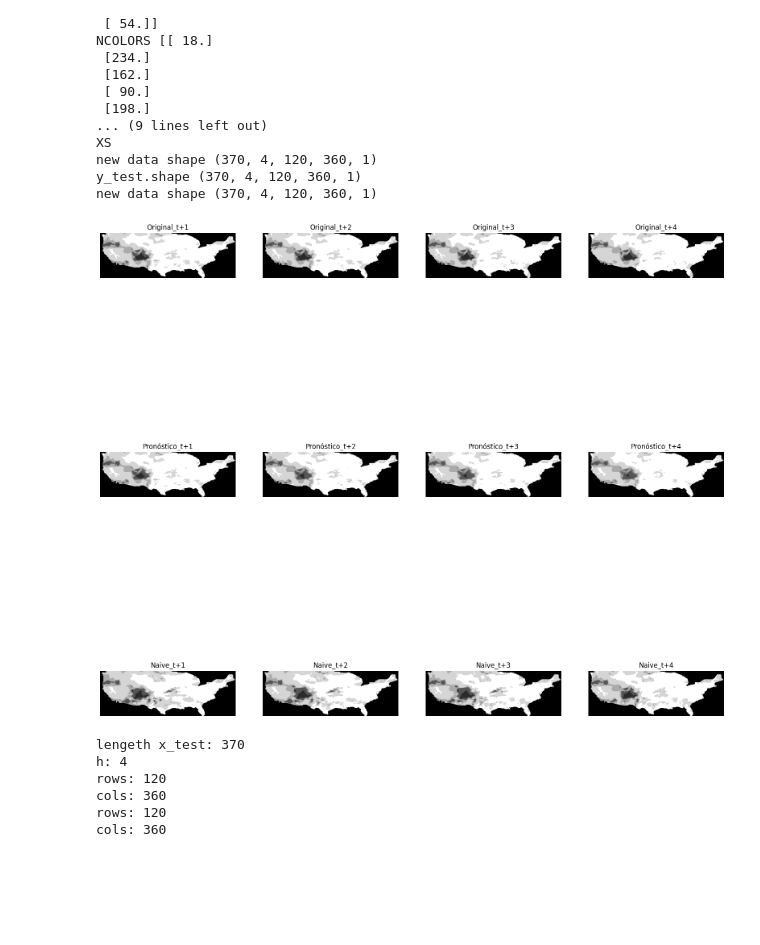
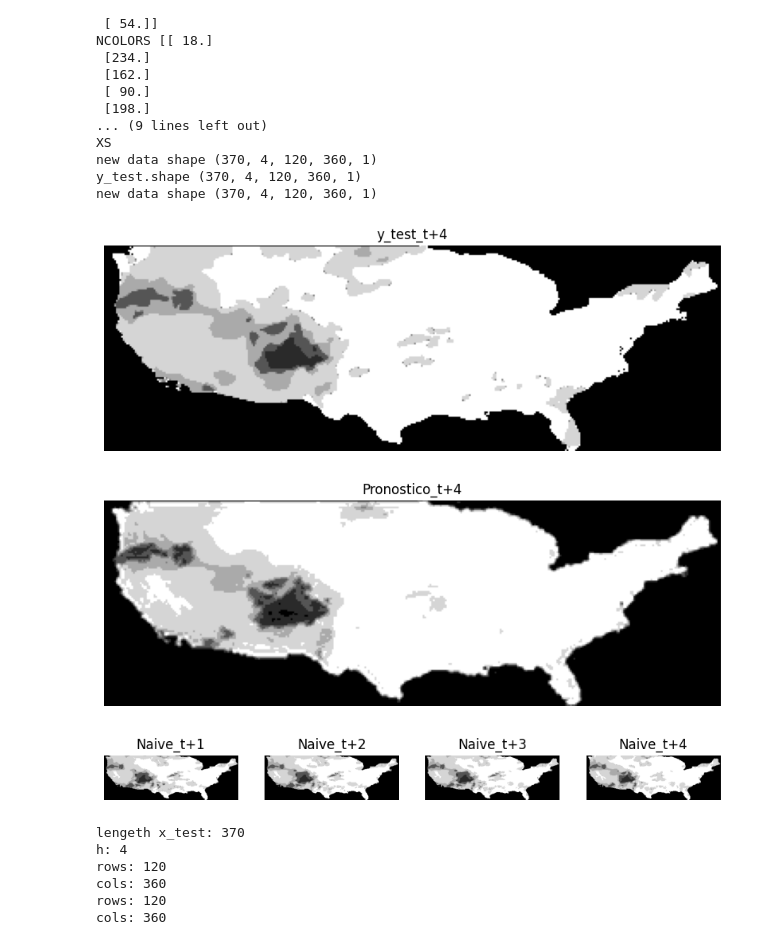
Before and after one commit to SahirReyes30/AutoencoderConvLSTMFiltros, a Jupyter notebook: Paso5Realizar la matriz de confusion.ipynb, the cells around one changed output. Cells and saved outputs as stored; diff of their text form; code cells hidden in the pictures; blank space fills up the shorter version.

```diff
--- a/Paso5Realizar la matriz de confusion.ipynb
+++ b/Paso5Realizar la matriz de confusion.ipynb
@@ -9,7 +9,9 @@ print(x.shape)
 print("x min: ", x.min())
 print("x max: ", x.max())
 print("x dtype: ", x.dtype)
-data = np.load('Resultados/ResultadoCompleto/V6W10/ResultadosEstimacionDecodificacionSinCategorico.npy')
+
+carpeta = 'V12W10'
+data = np.load('Resultados/ResultadoCompleto/'+carpeta+'/ResultadosEstimacionDecodificacionSinCategorico.npy')
 print(data.shape)
 
 window = 10
@@ -222,7 +224,8 @@ naive = x_test[:-4]
 data = data[1:-3]
 # %%
 
-new_data = data[:, -h:]
+#new_data = data[:, -h:]
+new_data = data
 n_real = naive[:, -h:]*255
 
 
@@ -315,35 +334,57 @@ XS
 new data shape (370, 4, 120, 360, 1)
 y_test.shape (370, 4, 120, 360, 1)
 new data shape (370, 4, 120, 360, 1)
+# %%
+
+fig = plt.figure(figsize=(10,10))
+r = 3
+c = 4
+ac = 1
+pos = 100
+for i in range(h):
+    #fig.add_subplot(r, c, ac)
+    ac += 1
+    plt.imshow(y_test[pos,i], cmap='gray')
+    plt.axis('off')
+    plt.title('y_test_t+{}'.format(i+1))
+    plt.savefig("Resultados/ResultadoCompleto/"+carpeta+"/y_test_t+{}.jpg".format(i+1))
+#plt.savefig("Resultados/ResultadoCompleto/"+carpeta+"/y_test.jpg")
+plt.show()
+# %% [output]
+[figure, added]
 # %%
-
-fig = plt.figure(figsize=(20,20))
+fig = plt.figure(figsize=(10,10))
 r = 3
 c = 4
 ac = 1
 pos = 100
 for i in range(h):
-    fig.add_subplot(r, c, ac)
-    ac += 1
-    plt.imshow(y_test[pos,i], cmap='gray')
-    plt.axis('off')
-    plt.title('Original_t+{}'.format(i+1))
-for i in range(h):
-    fig.add_subplot(r, c, ac)
+    #fig.add_subplot(r, c, ac)
     ac += 1
     plt.imshow(new_data[pos,i], cmap='gray')
     plt.axis('off')
-    plt.title('Pronóstico_t+{}'.format(i+1))
-for i in range(h):
-    fig.add_subplot(r, c, ac)
-    ac += 1
-    plt.imshow(naive[pos,i], cmap='gray')
-    plt.axis('off')
-    plt.title('Naive_t+{}'.format(i+1))
-
+    plt.title('Pronostico_t+{}'.format(i+1))
+    plt.savefig("Resultados/ResultadoCompleto/"+carpeta+"/Pronostico_t+{}.jpg".format(i+1))
 plt.show()
 # %% [output]
-[figure, old version]
+[figure, new version]
+# %%
+
+fig = plt.figure(figsize=(10,10))
+r = 3
+c = 4
+ac = 1
+pos = 100
+for i in range(h):
+    fig.add_subplot(r, c, ac)
+    ac += 1
+    plt.imshow(naive[pos,i], cmap='gray')
+    plt.axis('off')
+    plt.title('Naive_t+{}'.format(i+1))
+    plt.savefig("Resultados/ResultadoCompleto/"+carpeta+"/Naive_t+{}.jpg".format(i+1))
+plt.show()
+# %% [output]
+[figure, added]
 # %%
 #print
 print (f"lengeth x_test: {y_test.shape[0]}")
```
Also changed, not shown: parts of 5 cells of this notebook, 2 other files.
